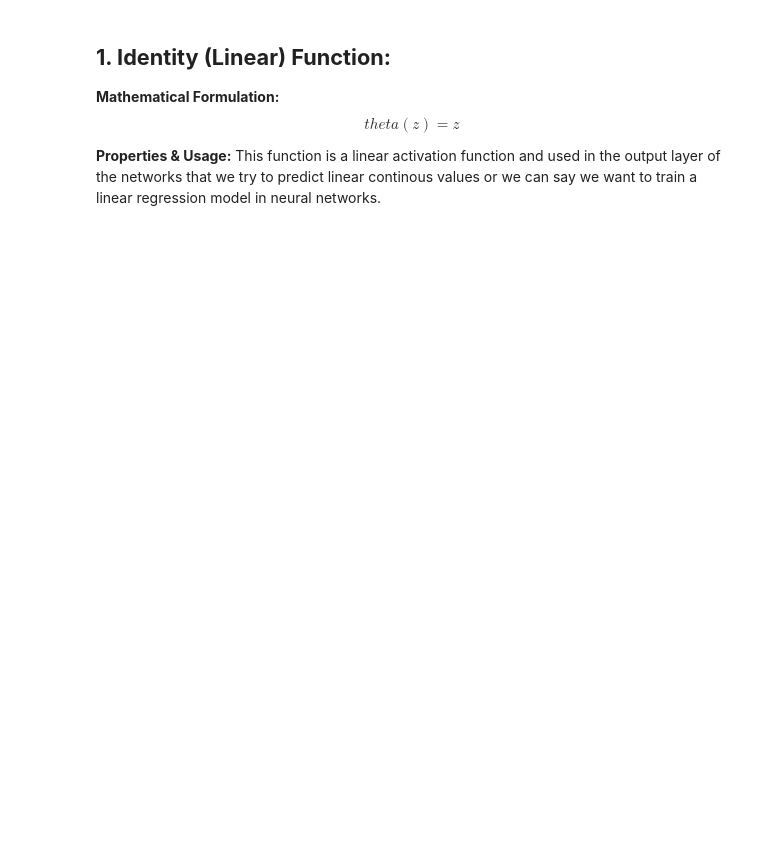
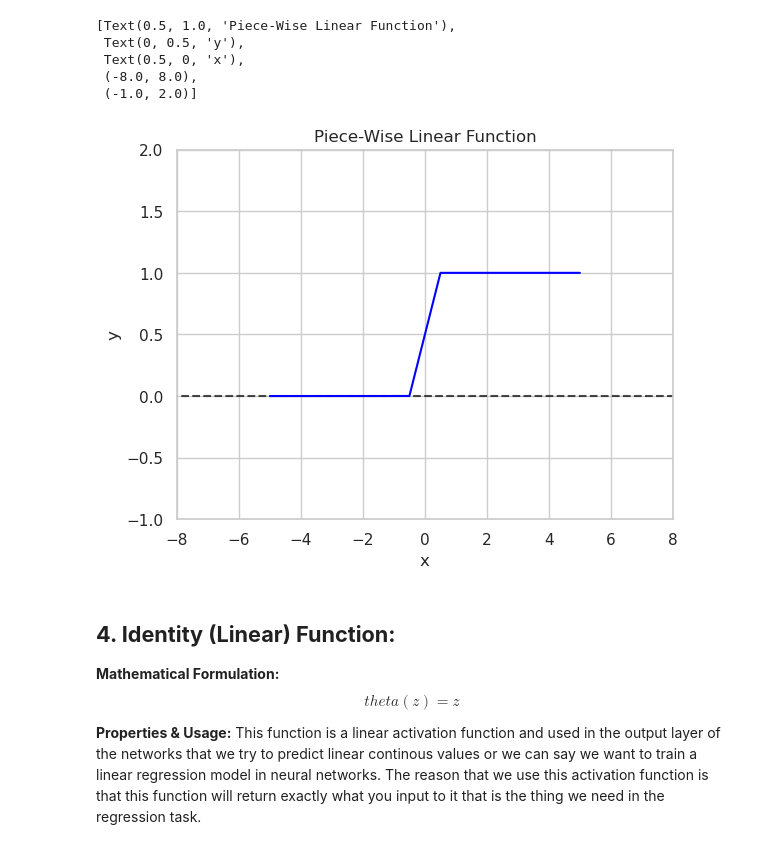
Before and after one commit to Erfan-Taherirani/Personal_ML_Notes, a Jupyter notebook: artificial_neural_networks/core_concepts/activation_functions.ipynb, the cells around one changed output. Cells and saved outputs as stored; diff of their text form; code cells hidden in the pictures; blank space fills up the shorter version.

```diff
--- a/artificial_neural_networks/core_concepts/activation_functions.ipynb
+++ b/artificial_neural_networks/core_concepts/activation_functions.ipynb
@@ -15,9 +146,44 @@ Activation Functions:
+# %%
+import numpy as np
+import seaborn as sns
+
+x = np.linspace(-5, 5, 10000)
+y = []
+for num in x:
+    if num <= -0.5:
+        y.append(0)
+    elif -0.5 < num < 0.5:
+        y.append(num + 0.5)
+    elif num >= 0.5:
+        y.append(1)
+
+sns.lineplot(
+    x=np.linspace(-10, 10, 1000), y=np.zeros(shape=(1000, )),
+    color='black', alpha=0.7, linestyle='--'
+    )
+
+ax = sns.lineplot(x=x, y=y, color='blue')
+ax.set(
+    title="Piece-Wise Linear Function",
+    ylabel="y",
+    xlabel="x",
+    xlim=(-8, 8),
+    ylim=(-1, 2)
+)
+# %% [output]
+[Text(0.5, 1.0, 'Piece-Wise Linear Function'),
+ Text(0, 0.5, 'y'),
+ Text(0.5, 0, 'x'),
+ (-8.0, 8.0),
+ (-1.0, 2.0)]
+[figure, added]
 # %% [markdown]
-## **1. Identity (Linear) Function:**
+## **4. Identity (Linear) Function:**
+
 **Mathematical Formulation:**
- $$theta(z) = z$$
+$$theta(z) = z$$
 
-**Properties & Usage:** This function is a linear activation function and used in the output layer of the networks that we try to predict linear continous values or we can say we want to train a linear regression model in neural networks.
+**Properties & Usage:** This function is a linear activation function and used in the output layer of the networks that we try to predict linear continous values or we can say we want to train a linear regression model in neural networks. The reason that we use this activation function is that this function will return exactly what you input to it that is the thing we need in the regression task.
 # %%
 import seaborn as sns
 import numpy as np
```
Also changed, not shown: parts of 9 cells of this notebook, 8 other files.
